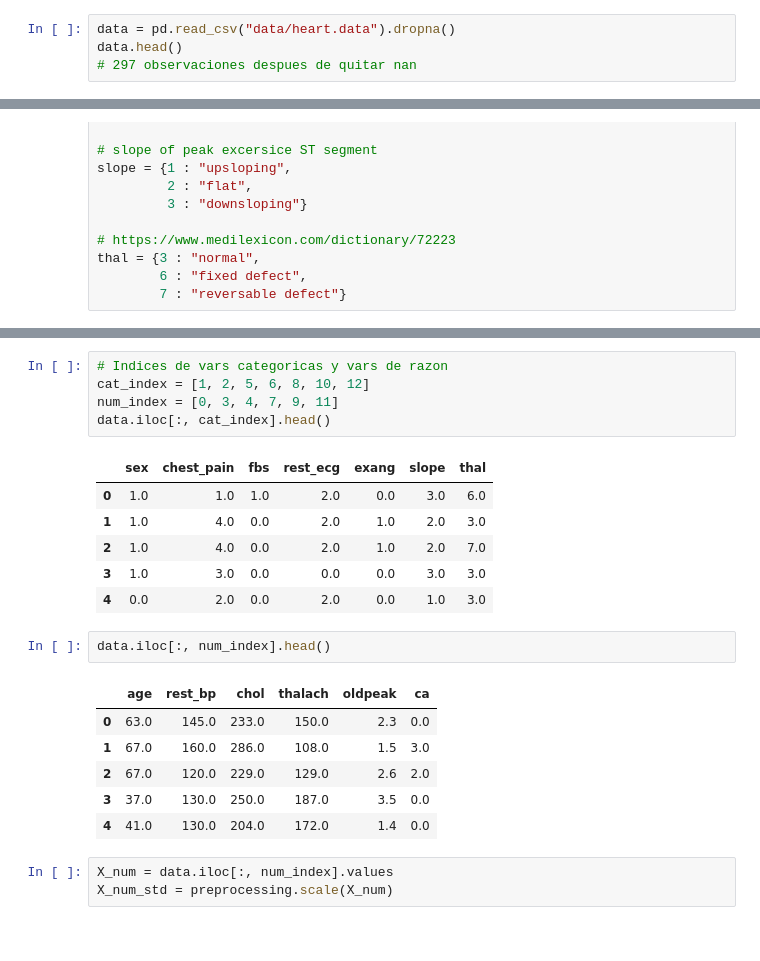
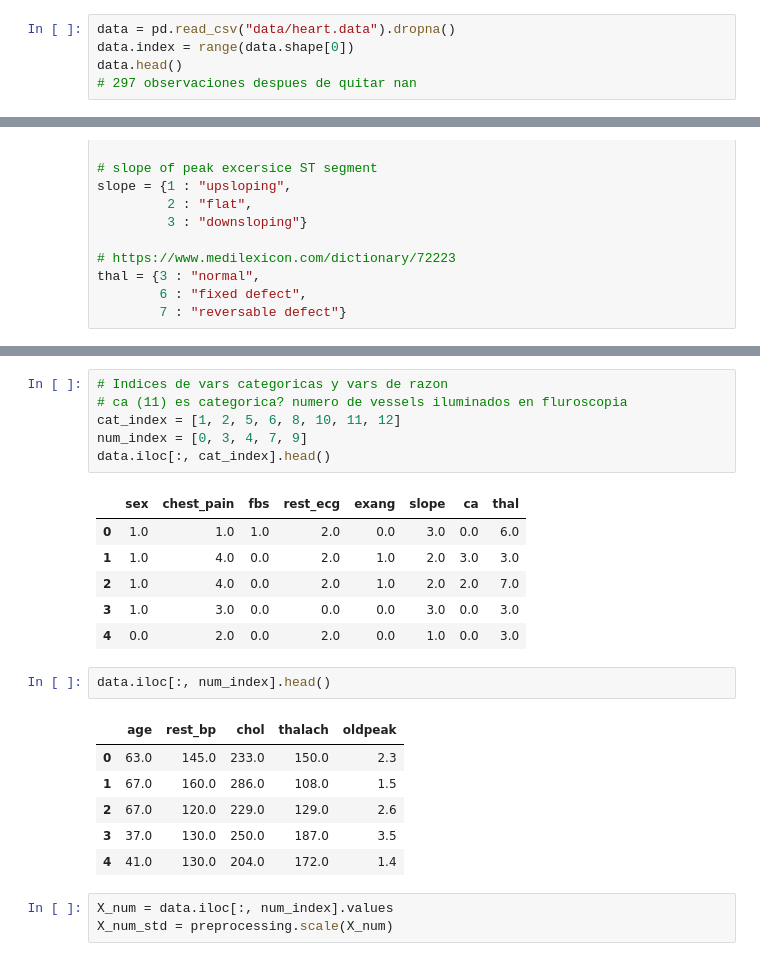
Before and after one commit to ekiMGlz/AplicadaIII, a Jupyter notebook: Final/Trabajo final.ipynb, the cells around one changed output, grey strips where cells are left out. Cells and saved outputs as stored; diff of their text form.

```diff
--- a/Final/Trabajo final.ipynb
+++ b/Final/Trabajo final.ipynb
@@ -9,5 +11,6 @@ from sklearn import preprocessing
 # %%
 data = pd.read_csv("data/heart.data").dropna()
+data.index = range(data.shape[0])
 data.head()
 # 297 observaciones despues de quitar nan
 # %% [output]
@@ -62,25 +65,26 @@ data.head()
 | 4 | 41.0 | 0.0 | 2.0 | 130.0 | 204.0 | 0.0 | 2.0 | 172.0 | 0.0 | 1.4 | 1.0 | ... |
 # %%
 # Indices de vars categoricas y vars de razon
-cat_index = [1, 2, 5, 6, 8, 10, 12]
-num_index = [0, 3, 4, 7, 9, 11]
+# ca (11) es categorica? numero de vessels iluminados en fluroscopia
+cat_index = [1, 2, 5, 6, 8, 10, 11, 12]
+num_index = [0, 3, 4, 7, 9]
 data.iloc[:, cat_index].head()
 # %% [output]
-|  | sex | chest_pain | fbs | rest_ecg | exang | slope | thal |
-| 0 | 1.0 | 1.0 | 1.0 | 2.0 | 0.0 | 3.0 | 6.0 |
-| 1 | 1.0 | 4.0 | 0.0 | 2.0 | 1.0 | 2.0 | 3.0 |
-| 2 | 1.0 | 4.0 | 0.0 | 2.0 | 1.0 | 2.0 | 7.0 |
-| 3 | 1.0 | 3.0 | 0.0 | 0.0 | 0.0 | 3.0 | 3.0 |
-| 4 | 0.0 | 2.0 | 0.0 | 2.0 | 0.0 | 1.0 | 3.0 |
+|  | sex | chest_pain | fbs | rest_ecg | exang | slope | ca | thal |
+| 0 | 1.0 | 1.0 | 1.0 | 2.0 | 0.0 | 3.0 | 0.0 | 6.0 |
+| 1 | 1.0 | 4.0 | 0.0 | 2.0 | 1.0 | 2.0 | 3.0 | 3.0 |
+| 2 | 1.0 | 4.0 | 0.0 | 2.0 | 1.0 | 2.0 | 2.0 | 7.0 |
+| 3 | 1.0 | 3.0 | 0.0 | 0.0 | 0.0 | 3.0 | 0.0 | 3.0 |
+| 4 | 0.0 | 2.0 | 0.0 | 2.0 | 0.0 | 1.0 | 0.0 | 3.0 |
 # %%
 data.iloc[:, num_index].head()
 # %% [output]
-|  | age | rest_bp | chol | thalach | oldpeak | ca |
-| 0 | 63.0 | 145.0 | 233.0 | 150.0 | 2.3 | 0.0 |
-| 1 | 67.0 | 160.0 | 286.0 | 108.0 | 1.5 | 3.0 |
-| 2 | 67.0 | 120.0 | 229.0 | 129.0 | 2.6 | 2.0 |
-| 3 | 37.0 | 130.0 | 250.0 | 187.0 | 3.5 | 0.0 |
-| 4 | 41.0 | 130.0 | 204.0 | 172.0 | 1.4 | 0.0 |
+|  | age | rest_bp | chol | thalach | oldpeak |
+| 0 | 63.0 | 145.0 | 233.0 | 150.0 | 2.3 |
+| 1 | 67.0 | 160.0 | 286.0 | 108.0 | 1.5 |
+| 2 | 67.0 | 120.0 | 229.0 | 129.0 | 2.6 |
+| 3 | 37.0 | 130.0 | 250.0 | 187.0 | 3.5 |
+| 4 | 41.0 | 130.0 | 204.0 | 172.0 | 1.4 |
 # %%
 X_num = data.iloc[:, num_index].values
 X_num_std = preprocessing.scale(X_num)
```
Also changed, not shown: parts of 16 cells of this notebook, 2 other files.
